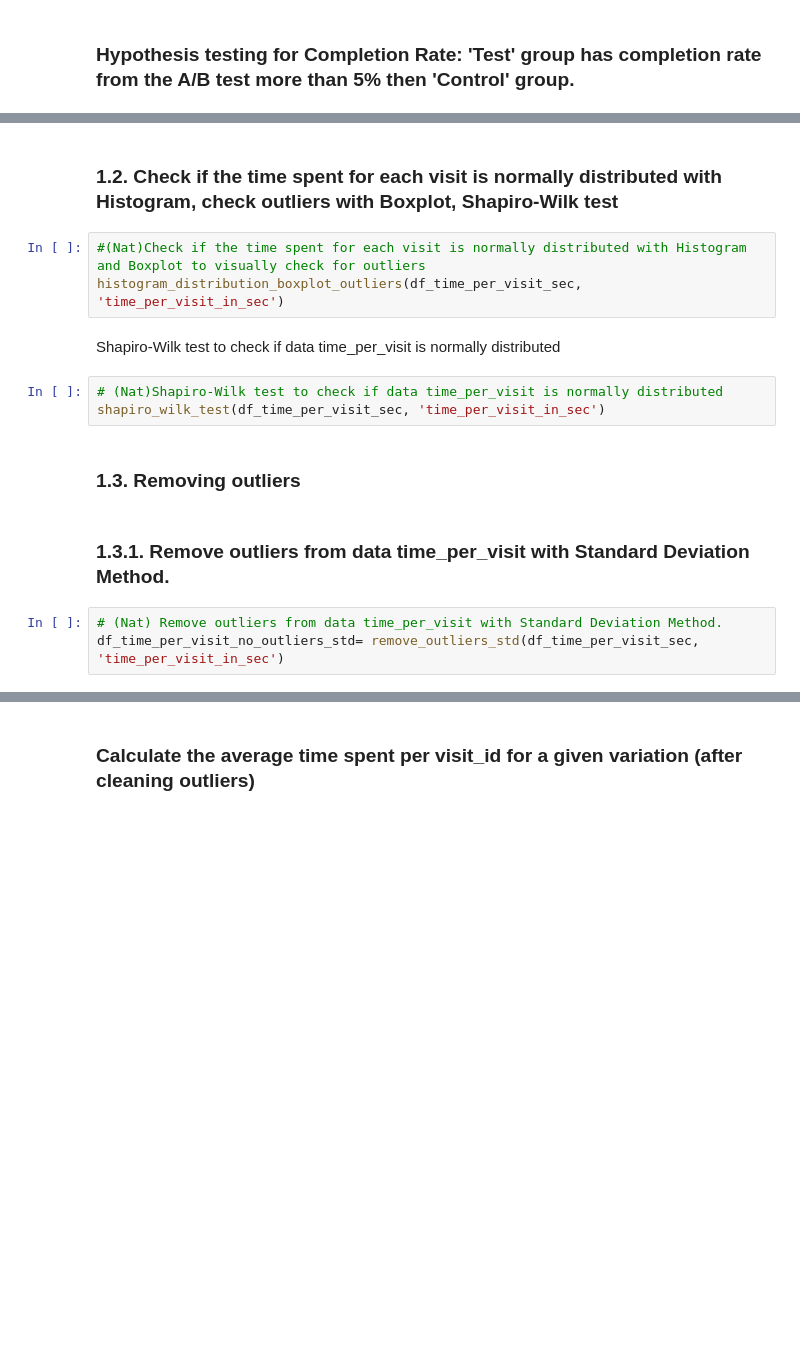
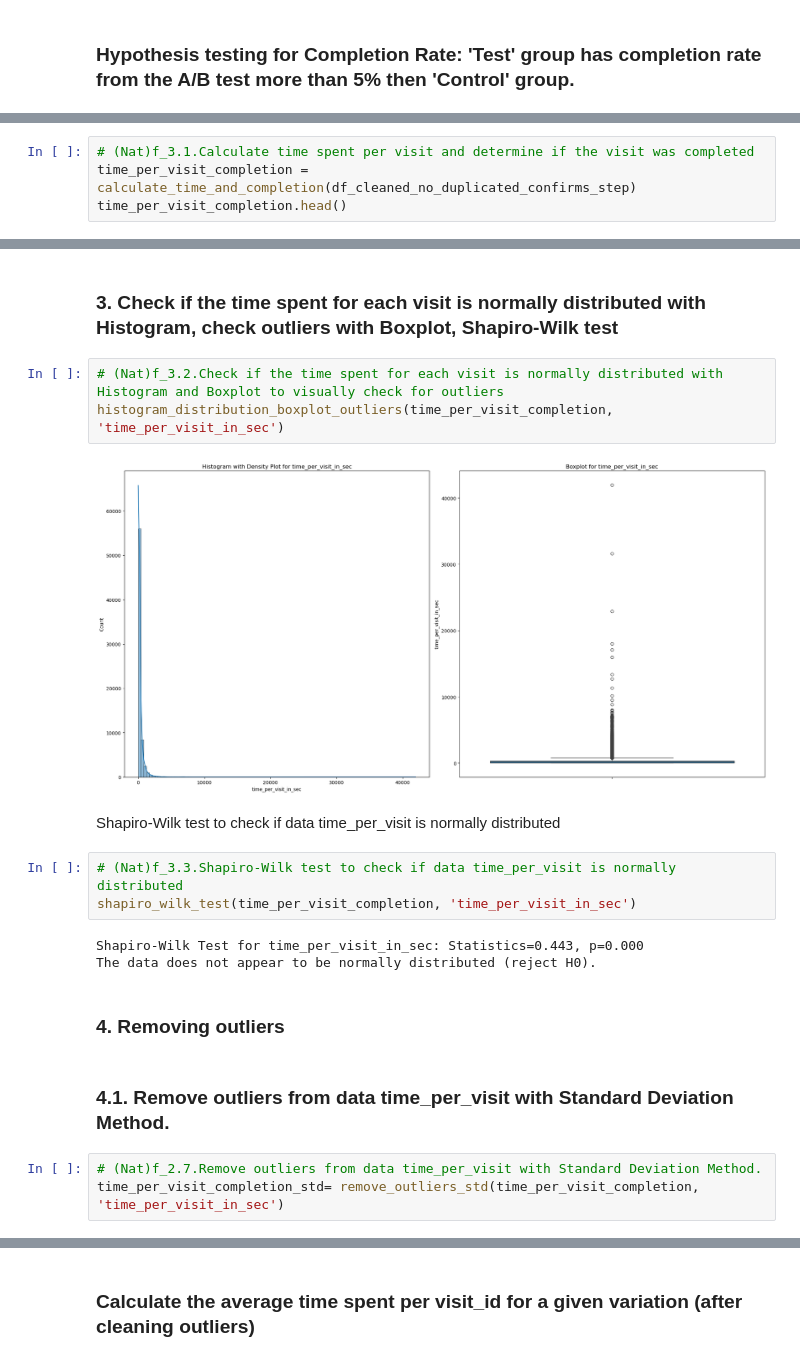
Before and after one commit to RosaEvasari/Vanguard_Project, a Jupyter notebook: notebooks/notebook_bivariate_kpis_hypoth_nat.ipynb, the cells around one changed output, grey strips where cells are left out. Saved outputs shown, nothing was run; the diff lists cells and outputs as text; blank space fills up the shorter version.

```diff
--- a/notebooks/notebook_bivariate_kpis_hypoth_nat.ipynb
+++ b/notebooks/notebook_bivariate_kpis_hypoth_nat.ipynb
@@ -378,0 +367,4 @@ df_time_per_visit_sec.to_csv('../data/cleaned/df_time_per_visit_sec.csv', index=
+# %%
+# (Nat)f_3.1.Calculate time spent per visit and determine if the visit was completed
+time_per_visit_completion = calculate_time_and_completion(df_cleaned_no_duplicated_confirms_step)
+time_per_visit_completion.head()
@@ -379,19 +378,24 @@ df_time_per_visit_sec.to_csv('../data/cleaned/df_time_per_visit_sec.csv', index=
 # %% [markdown]
-### 1.2. Check if the time spent for each visit is normally distributed with Histogram, check outliers with Boxplot, Shapiro-Wilk test
+### 3. Check if the time spent for each visit is normally distributed with Histogram, check outliers with Boxplot, Shapiro-Wilk test
 # %%
-#(Nat)Check if the time spent for each visit is normally distributed with Histogram and Boxplot to visually check for outliers
-histogram_distribution_boxplot_outliers(df_time_per_visit_sec, 'time_per_visit_in_sec')
+# (Nat)f_3.2.Check if the time spent for each visit is normally distributed with Histogram and Boxplot to visually check for outliers
+histogram_distribution_boxplot_outliers(time_per_visit_completion, 'time_per_visit_in_sec')
+# %% [output]
+[figure, added]
 # %% [markdown]
 Shapiro-Wilk test to check if data time_per_visit is normally distributed
 # %%
-# (Nat)Shapiro-Wilk test to check if data time_per_visit is normally distributed
-shapiro_wilk_test(df_time_per_visit_sec, 'time_per_visit_in_sec')
+# (Nat)f_3.3.Shapiro-Wilk test to check if data time_per_visit is normally distributed
+shapiro_wilk_test(time_per_visit_completion, 'time_per_visit_in_sec')
+# %% [output]
+Shapiro-Wilk Test for time_per_visit_in_sec: Statistics=0.443, p=0.000
+The data does not appear to be normally distributed (reject H0).
 # %% [markdown]
-### 1.3. Removing outliers
+### 4. Removing outliers
 # %% [markdown]
-### 1.3.1. Remove outliers from data time_per_visit with Standard Deviation Method.
+### 4.1. Remove outliers from data time_per_visit with Standard Deviation Method.
 # %%
-# (Nat) Remove outliers from data time_per_visit with Standard Deviation Method.
-df_time_per_visit_no_outliers_std= remove_outliers_std(df_time_per_visit_sec, 'time_per_visit_in_sec')
+# (Nat)f_2.7.Remove outliers from data time_per_visit with Standard Deviation Method.
+time_per_visit_completion_std= remove_outliers_std(time_per_visit_completion, 'time_per_visit_in_sec')
 # %%
 # check without outliers:
```
Also changed, not shown: parts of 62 cells of this notebook, 3 other files.
